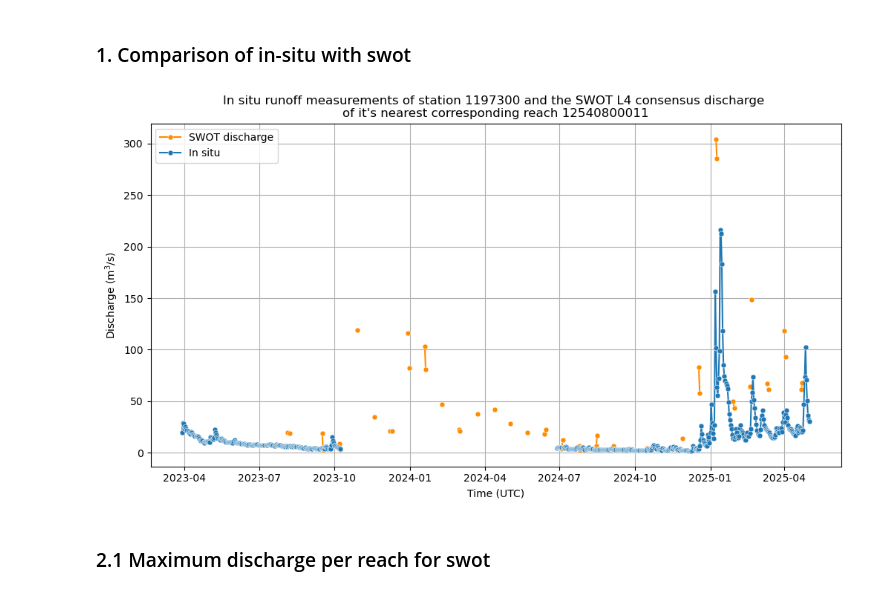
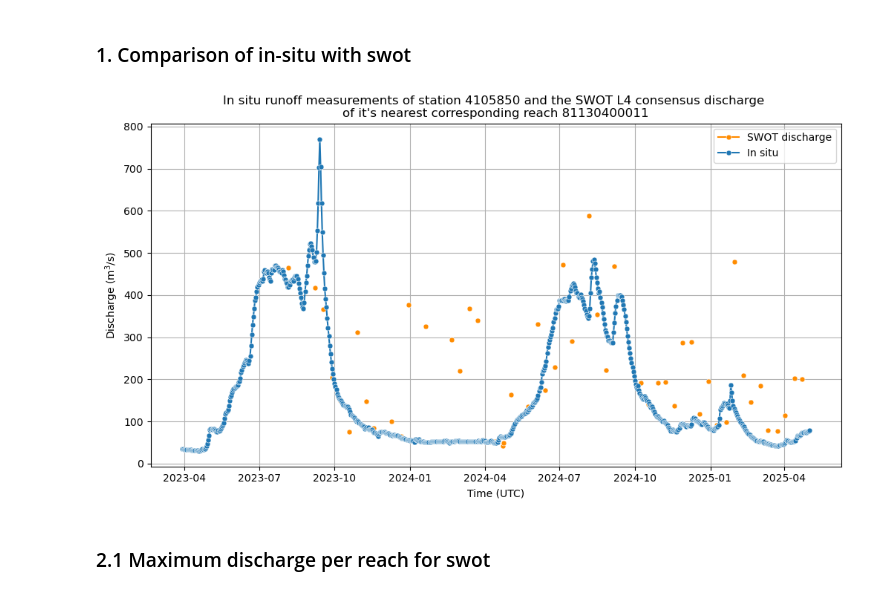
Before and after one commit to evecastonguay/Stage2026, a Jupyter notebook: discharge_dset.ipynb, the cells around one changed output. Cells and saved outputs as stored; diff of their text form; code cells hidden in the pictures.

```diff
--- a/discharge_dset.ipynb
+++ b/discharge_dset.ipynb
@@ -326,7 +326,7 @@ Data variables:
 ### 1. Comparison of in-situ with swot
 # %%
 # Make sure the following variables are set correctly before running the code
-list_stations_plot = [1197300]  # SELECT stations in GRDC database to compare with SWOT data. Enter their stations id in int format.
+list_stations_plot = [4105850]  # SELECT stations in GRDC database to compare with SWOT data. Enter their stations id in int format.
                                 # na
                                 # 4127800 : article 3, fig 2a - Mississippi River near Baton Rouge, Louisiana, United States
                                 # 4105850 : article 3, fig 2b - Kenai River near Soldotna, Alaska, United States
@@ -362,34 +362,34 @@ for station_id in list_stations_plot:
             plt.grid(True)
         else:
             # slicing data for the right id
             dset_global_id_flt = dset_global.sel(id=station_id)
             closest_reach_id = dset_global_id_flt['id_global_s'].values
 
             plt.figure(figsize=(12, 6))
             plt.plot(dset_global_id_flt['time'].values,dset_global_id_flt['dschg_global_s'].values, marker='o', markersize=5, label='SWOT discharge', color='darkorange', markeredgecolor='white', markeredgewidth=0.4, linestyle='-')
             plt.plot(dset_global_id_flt['time'].values, dset_global_id_flt['runoff_global_g'].values, marker='o', markersize=5, label='In situ', color='tab:blue', alpha=1, markeredgecolor='white', markeredgewidth=0.4)
 
             plt.title(f"In situ runoff measurements of station {station_id} and the SWOT L4 consensus discharge \nof it's nearest corresponding reach {closest_reach_id}")
             plt.xlabel('Time (UTC)')
             plt.ylabel(r'Discharge (m$^3$/s)')
 
             plt.legend()
             plt.grid(True)
 
         if use_target_date_filter:
             fig_name = f'TEST discharge_comparison_station{station_id}_r{closest_reach_id}_{target_date_inf}_{target_date_sup}.png' # SELECT file name
         else:
             fig_name = f'TEST discharge_comparison_station{station_id}_r{closest_reach_id}.png' # SELECT file name
 
         if save:
             # save figure
             plt.savefig(f'/obs/ecastonguay/scripts/figures/{fig_name}', dpi=400, bbox_inches='tight')
             print(f"Figure of station {station_id} saved in /obs/ecastonguay/scripts/figures") # *** currently no error message if one of the station required to be plotted isn't in the GRDC data -> print(f"There is no correspondence in the GRDC in situ files for station id {station_id}")
         plt.show()
     else:
         print(f'Error: the station {station_id} is not in the list of station ids from the GRDC data')
 # %% [output]
-[figure, old version]
+[figure, new version]
 # %% [markdown]
 ### 2.1 Maximum discharge per reach for swot
 # %%
```
Also changed, not shown: parts of 5 cells of this notebook.
